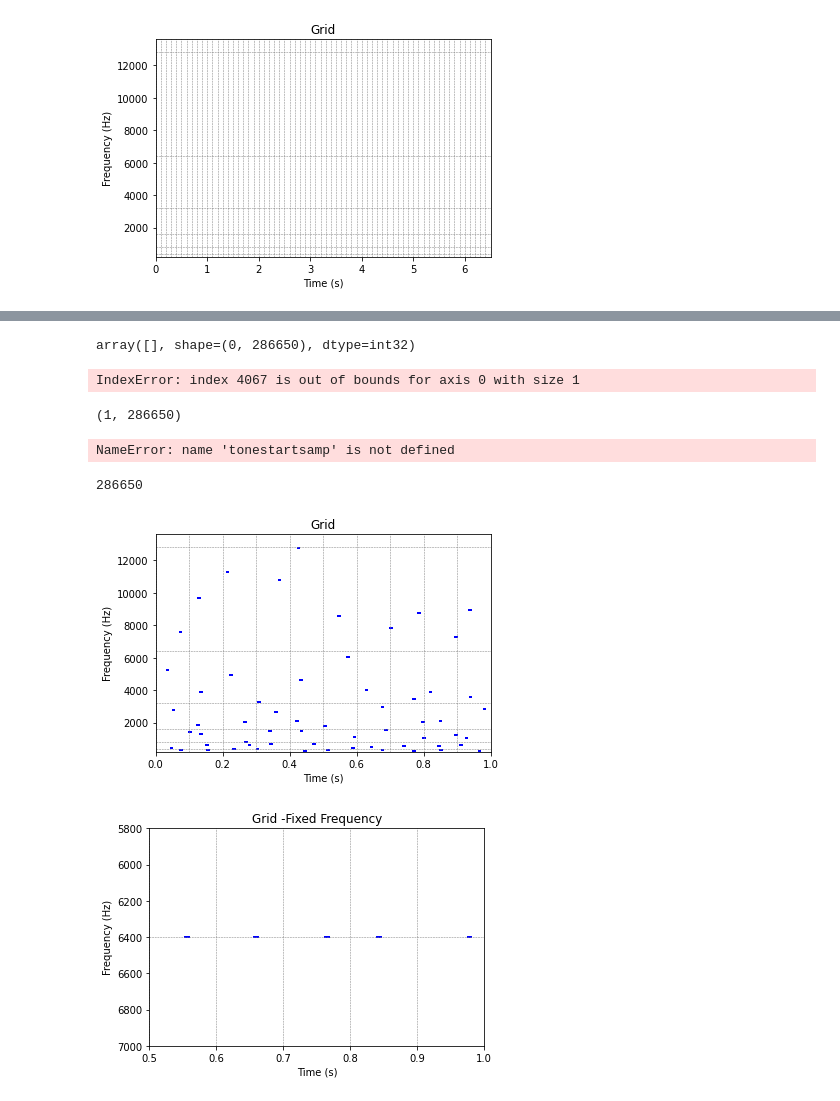
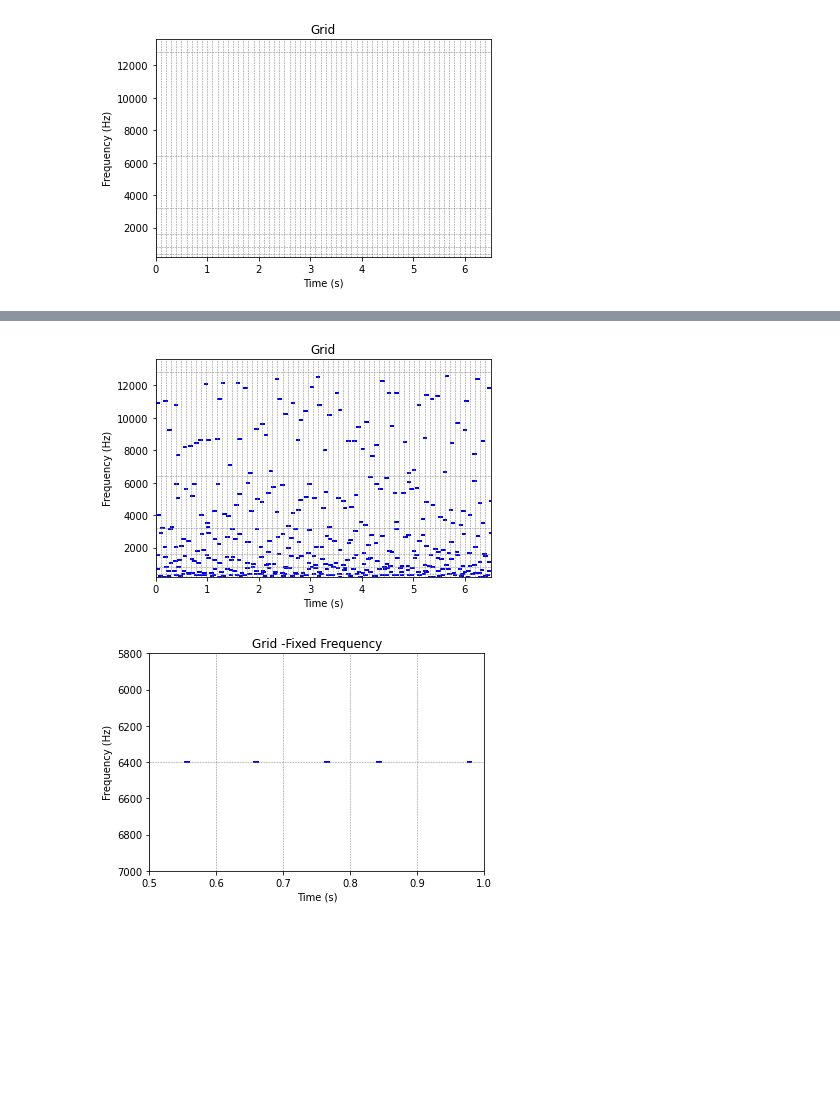
Before and after one commit to BereNoriega/tone-clouds, a Jupyter notebook: toneclouds.ipynb, the cells around one changed output, grey strips where cells are left out. Drawn from its saved outputs; the diff is of its cells as text; code cells hidden in the pictures; blank space fills up the shorter version.

Commit message:
Corrected code to create my first tone cloud

```diff
--- a/toneclouds.ipynb
+++ b/toneclouds.ipynb
@@ -37,4 +37,4 @@ totaltime=maxtokenstart+(tempi*ntokenreps)
 targetrms = (10**(-94/20))*(10**(stimdb/20)) #convertion of dB to amplitude. the number we would use
 targetrms_wav = 0.1 #0.4
 
-timegrid=np.linspace(0,totaltime, num=int(totaltime/(1/(temporal_density[0]))+1))
+timegrid=np.linspace(0,totaltime, num=int(totaltime/(1/(temporal_density[0]))+2))
@@ -66,7 +66,7 @@ env=(env+1)/2
 soundmat=np.zeros(int(totaltime*fs))
 
 def grid_creation(timegrid,freq_list):
-    for t in range(len(timegrid)-1):
+    for t in range(len(timegrid)-2):
         for f in range(len(freq_list)-1):
             start_time = timegrid[t]
             end_time = timegrid[t+1]
@@ -94,7 +94,7 @@ def grid_creation(timegrid,freq_list):
     plt.xlabel('Time (s)')
     plt.ylabel('Frequency (Hz)')
     plt.title('Grid')
-    plt.xlim(0, 1)
+    plt.xlim(0, totaltime)
     plt.ylim(minf, maxf+800)
     plt.show()
 
@@ -216,12 +149,0 @@ ftimetone
-# %%
-start_time = timegrid[0]
-end_time = timegrid[0+1]
-fstart_time = freq_list[0]
-fend_time = freq_list[0+1]
-ftone = np.random.uniform(fstart_time, fend_time)
-ftimetone = np.random.uniform(start_time, end_time)
-tonestartsamp = int(ftimetone*fs)+1
-amp = np.sin(2*np.pi*ftone*ttone) #make the tone
-amp = amp*env #hanning env already calculated outside
-toneendsamp = int(ftimetone+len(amp))
-soundmat[tonestartsamp,toneendsamp]=soundmat[tonestartsamp:toneendsamp]+amp
@@ -242,54 +150,34 @@ IndexError: index 4184 is out of bounds for axis 0 with size 1
-# %%
-soundmat[tonestartsamp:toneendsamp]
-# %% [output]
-array([], shape=(0, 286650), dtype=int32)
-# %%
-print(soundmat[tonestartsamp],soundmat[toneendsamp])
-# %% [output]
-IndexError: index 4067 is out of bounds for axis 0 with size 1
-# %%
-soundmat.shape
-# %% [output]
-(1, 286650)
-# %%
-tonestartsamp
-# %% [output]
-NameError: name 'tonestartsamp' is not defined
-# %%
-int(totaltime*fs)
-# %% [output]
-286650
 # %%
 def grid_creation(timegrid,freq_list):
     for t in range(len(timegrid)-1):
         for f in range(len(freq_list)-1):
             start_time = timegrid[t]
             end_time = timegrid[t+1]
             ftimetone = np.random.uniform(start_time, end_time)
 
             fstart_time = freq_list[f]
             fend_time = freq_list[f+1]
             ftone = np.random.uniform(fstart_time, fend_time)
 
             amp = np.sin(2*np.pi*ftone*ttone) #make the tone
             amp = amp*env #hanning env already calculated outside
 
             plt.plot([ftimetone, ftimetone + tonedur],[ftone, ftone], color='blue', linewidth=2)
 
     for t in timegrid:
         linetime=plt.axvline(x=t, color='gray', linestyle='--', linewidth=0.5)
     for f in freq_list:
         linefreq=plt.axhline(y=f, color='gray', linestyle='--', linewidth=0.5)
 
     plt.xlabel('Time (s)')
     plt.ylabel('Frequency (Hz)')
     plt.title('Grid')
-    plt.xlim(0, 1)
+    plt.xlim(0, totaltime)
     plt.ylim(minf, maxf+800)
     plt.show()
 grid_creation(timegrid,freq_list)
 # %% [output]
-[figure, old version]
+[figure, new version]
 # %%
 fixed_freq=freq_list[5]
 
```
Also changed, not shown: parts of 27 cells of this notebook.
